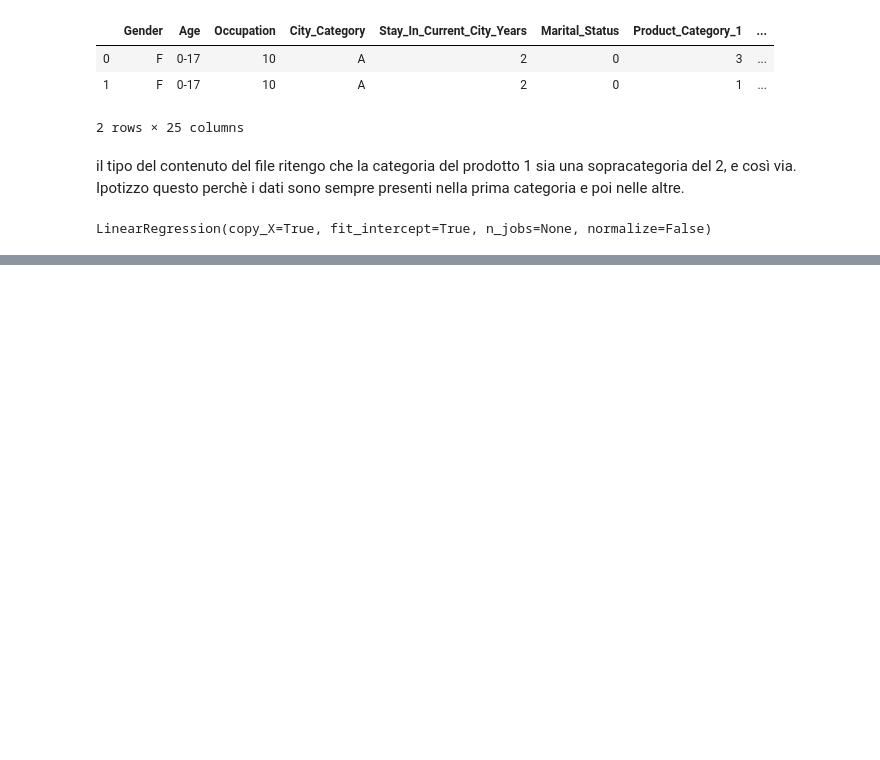
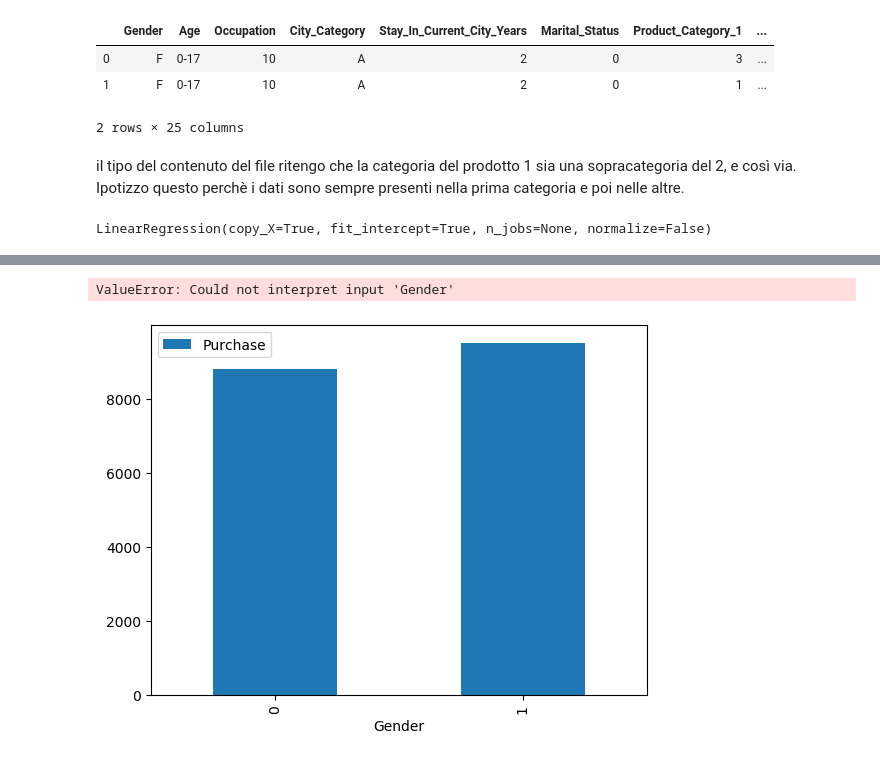
Before and after one commit to michbelle/Machine_learning_project, a Jupyter notebook: project_blackfriday.ipynb, the cells around one changed output, grey strips where cells are left out. Drawn from its saved outputs; the diff is of its cells as text; code cells hidden in the pictures; blank space fills up the shorter version.

```diff
--- a/project_blackfriday.ipynb
+++ b/project_blackfriday.ipynb
@@ -196,0 +197,17 @@ MSE: 22199229.27350853
+# %%
+
+
+def map_gender(gender):
+    if gender == 'M':
+        return 1
+    else:
+        return 0
+file['Gender'] = file['Gender'].apply(map_gender)
+
+
+file[['Gender','Purchase']].groupby('Gender').mean().plot.bar()
+sns.barplot('Gender', 'Purchase', file = file)
+plt.show()
+# %% [output]
+ValueError: Could not interpret input 'Gender'
+[figure, added]
```
Also changed, not shown: parts of 3 cells of this notebook, 1 other file.
